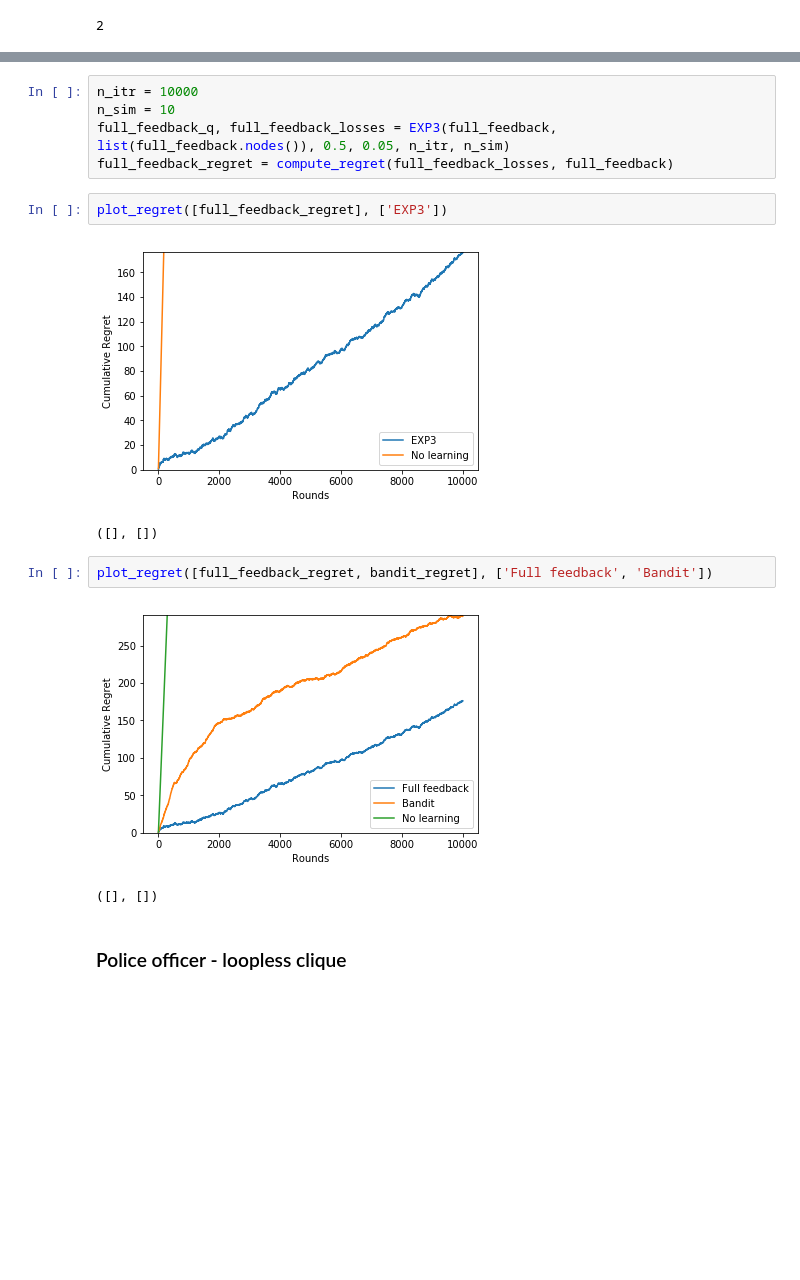
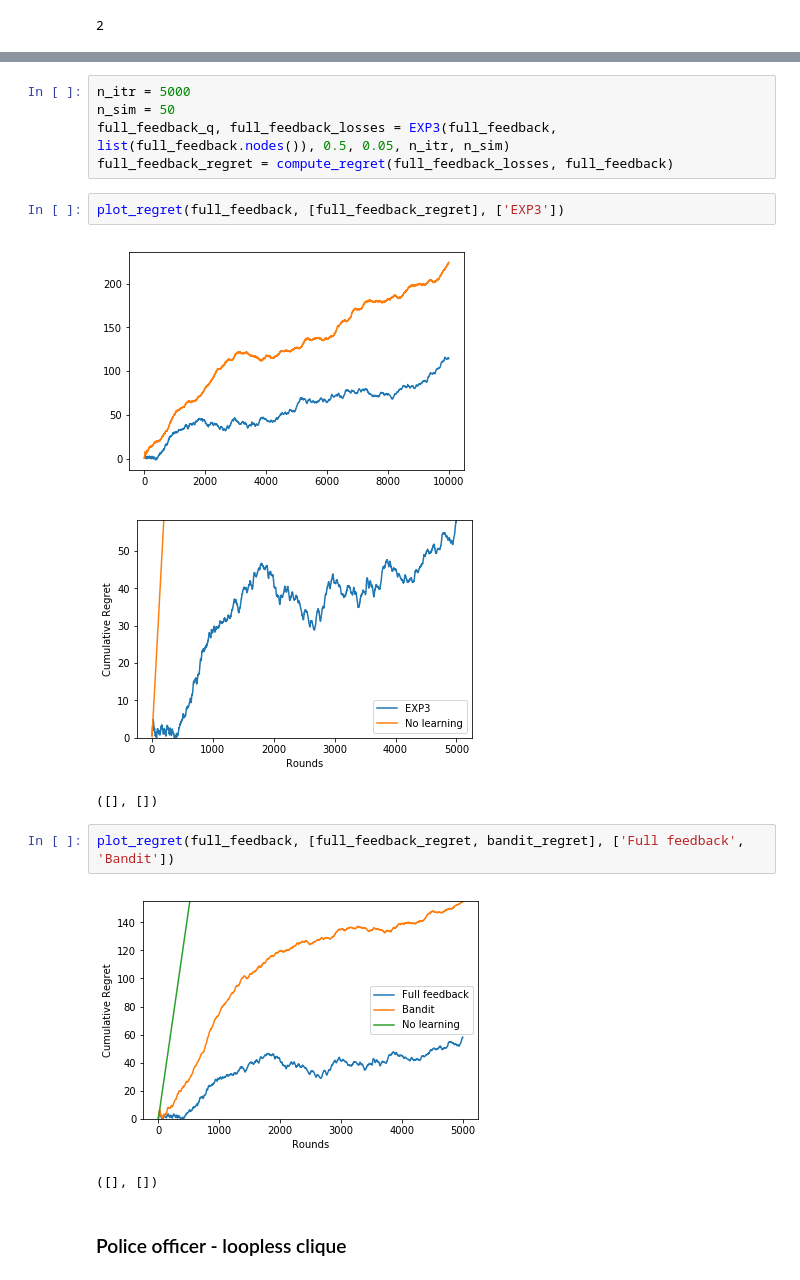
Before and after one commit to funboarder13920/GML-Project, a Jupyter notebook: EXP3.ipynb, the cells around one changed output, grey strips where cells are left out. Drawn from its saved outputs; the diff is of its cells as text; blank space fills up the shorter version.

```diff
--- a/EXP3.ipynb
+++ b/EXP3.ipynb
@@ -204,17 +210,18 @@ plt.show()
 # %%
-n_itr = 10000
-n_sim = 10
+n_itr = 5000
+n_sim = 50
 full_feedback_q, full_feedback_losses = EXP3(full_feedback, list(full_feedback.nodes()), 0.5, 0.05, n_itr, n_sim)
 full_feedback_regret = compute_regret(full_feedback_losses, full_feedback)
 # %%
-plot_regret([full_feedback_regret], ['EXP3'])
+plot_regret(full_feedback, [full_feedback_regret], ['EXP3'])
 # %% [output]
-[figure, old version]
+[figure, new version]
+[figure, added]
 ([], [])
 # %%
-plot_regret([full_feedback_regret, bandit_regret], ['Full feedback', 'Bandit'])
+plot_regret(full_feedback, [full_feedback_regret, bandit_regret], ['Full feedback', 'Bandit'])
 # %% [output]
-[figure, old version]
+[figure, new version]
 ([], [])
 # %% [markdown]
 ### Police officer - loopless clique
```
Also changed, not shown: parts of 27 cells of this notebook, 2 other files.
